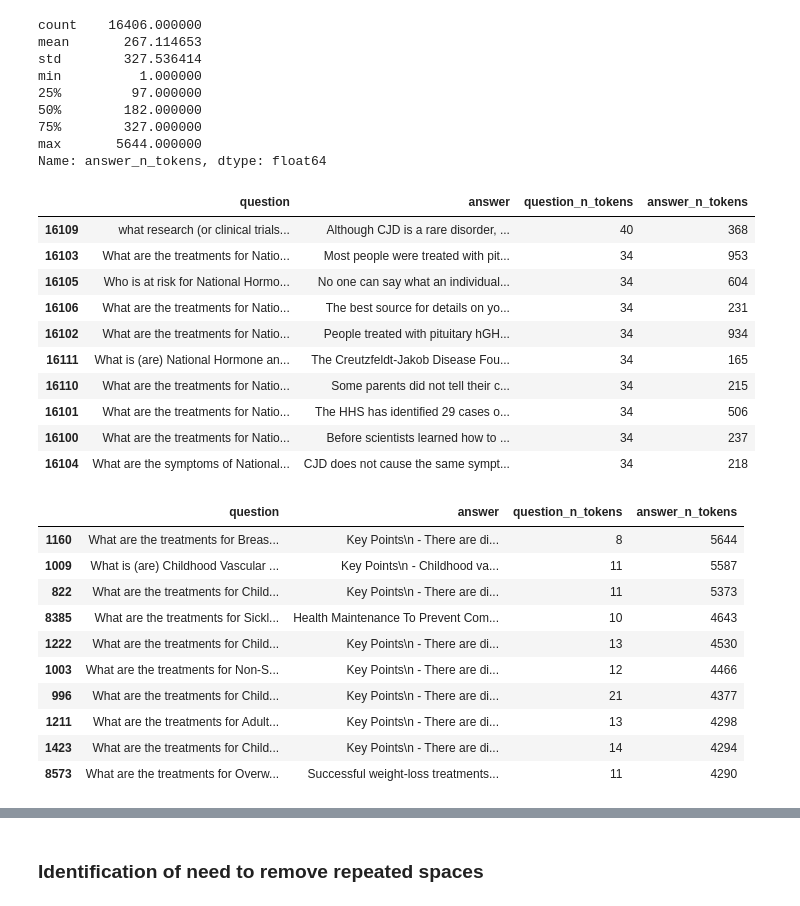
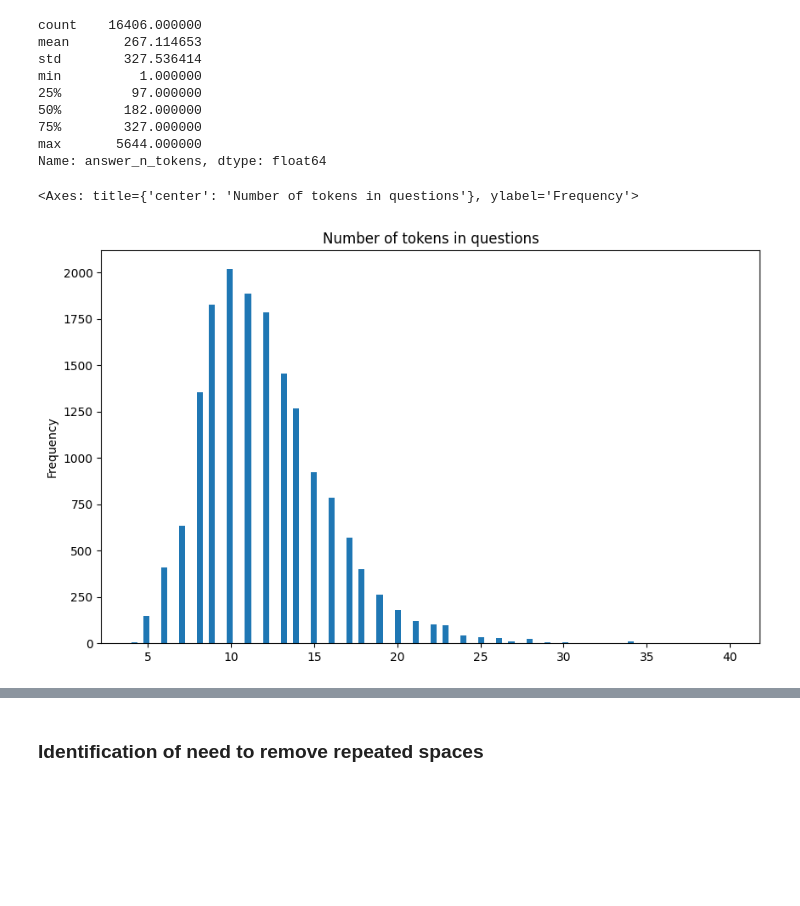
Before and after one commit to MatheusRDG/medical-assistant-bot-assignment, a Jupyter notebook: notebooks/01_01_data_exploration.ipynb, the cells around one changed output, grey strips where cells are left out. Cells and saved outputs as stored; diff of their text form; code cells hidden in the pictures; blank space fills up the shorter version.

```diff
--- a/notebooks/01_data_exploration.ipynb
+++ b/notebooks/01_01_data_exploration.ipynb
@@ -348,31 +362,10 @@ min          1.000000
 75%        327.000000
 max       5644.000000
 Name: answer_n_tokens, dtype: float64
-# %%
-data.sort_values(by="question_n_tokens", ascending=False).head(10)
-# %% [output]
-|  | question | answer | question_n_tokens | answer_n_tokens |
-| 16109 | what research (or clinical trials... | Although CJD is a rare disorder, ... | 40 | 368 |
-| 16103 | What are the treatments for Natio... | Most people were treated with pit... | 34 | 953 |
-| 16105 | Who is at risk for National Hormo... | No one can say what an individual... | 34 | 604 |
-| 16106 | What are the treatments for Natio... | The best source for details on yo... | 34 | 231 |
-| 16102 | What are the treatments for Natio... | People treated with pituitary hGH... | 34 | 934 |
-| 16111 | What is (are) National Hormone an... | The Creutzfeldt-Jakob Disease Fou... | 34 | 165 |
-| 16110 | What are the treatments for Natio... | Some parents did not tell their c... | 34 | 215 |
-| 16101 | What are the treatments for Natio... | The HHS has identified 29 cases o... | 34 | 506 |
-| 16100 | What are the treatments for Natio... | Before scientists learned how to ... | 34 | 237 |
-| 16104 | What are the symptoms of National... | CJD does not cause the same sympt... | 34 | 218 |
-# %%
-data.sort_values(by="answer_n_tokens", ascending=False).head(10)
-# %% [output]
-|  | question | answer | question_n_tokens | answer_n_tokens |
-| 1160 | What are the treatments for Breas... | Key Points\n - There are di... | 8 | 5644 |
-| 1009 | What is (are) Childhood Vascular ... | Key Points\n - Childhood va... | 11 | 5587 |
-| 822 | What are the treatments for Child... | Key Points\n - There are di... | 11 | 5373 |
-| 8385 | What are the treatments for Sickl... | Health Maintenance To Prevent Com... | 10 | 4643 |
-| 1222 | What are the treatments for Child... | Key Points\n - There are di... | 13 | 4530 |
-| 1003 | What are the treatments for Non-S... | Key Points\n - There are di... | 12 | 4466 |
-| 996 | What are the treatments for Child... | Key Points\n - There are di... | 21 | 4377 |
-| 1211 | What are the treatments for Adult... | Key Points\n - There are di... | 13 | 4298 |
-| 1423 | What are the treatments for Child... | Key Points\n - There are di... | 14 | 4294 |
-| 8573 | What are the treatments for Overw... | Successful weight-loss treatments... | 11 | 4290 |
+# %%
+data["question_n_tokens"].plot(
+    kind="hist", bins=100, figsize=(10, 6), title="Number of tokens in questions"
+)
+# %% [output]
+<Axes: title={'center': 'Number of tokens in questions'}, ylabel='Frequency'>
+[figure, added]
```
Also changed, not shown: parts of 12 cells of this notebook, 21 other files.
